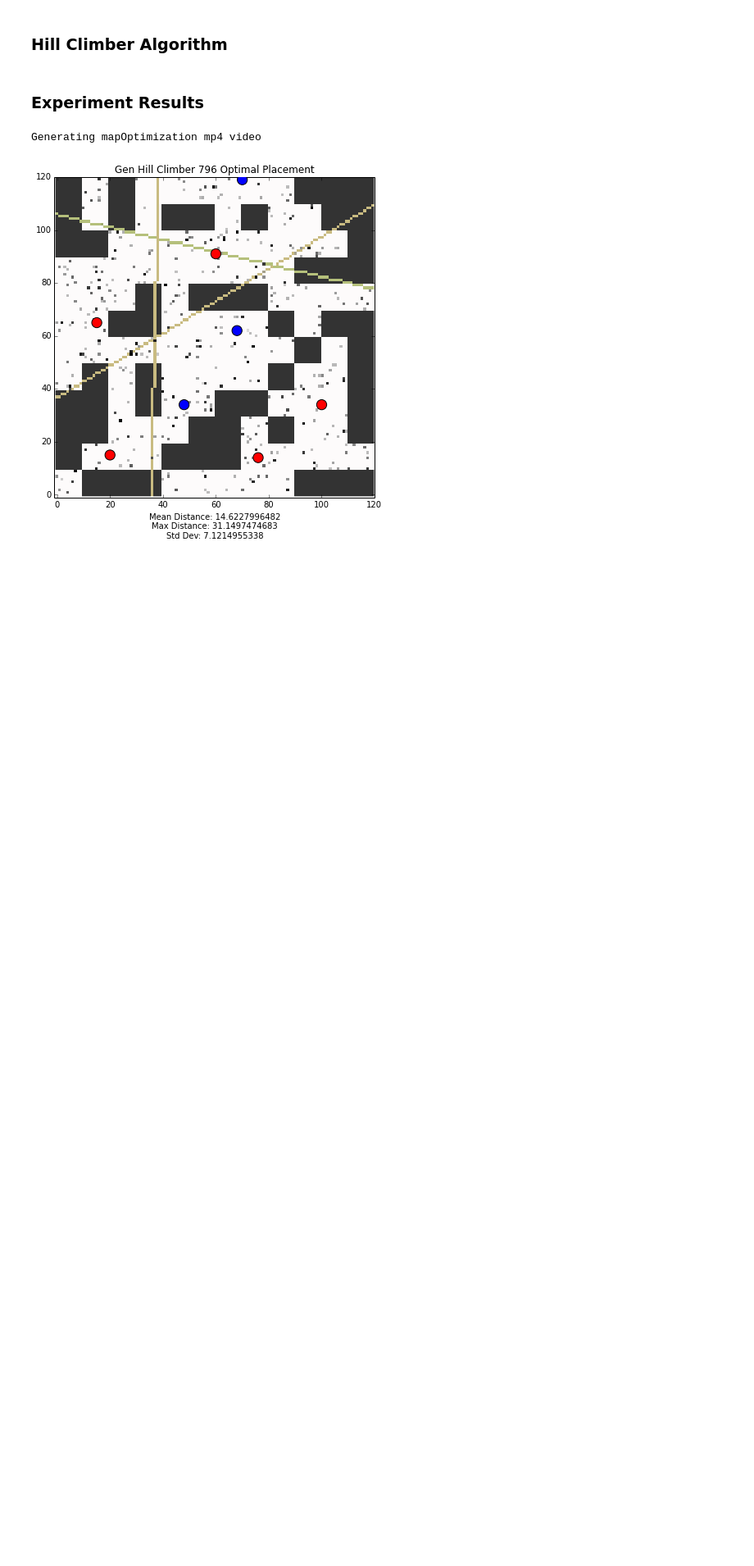
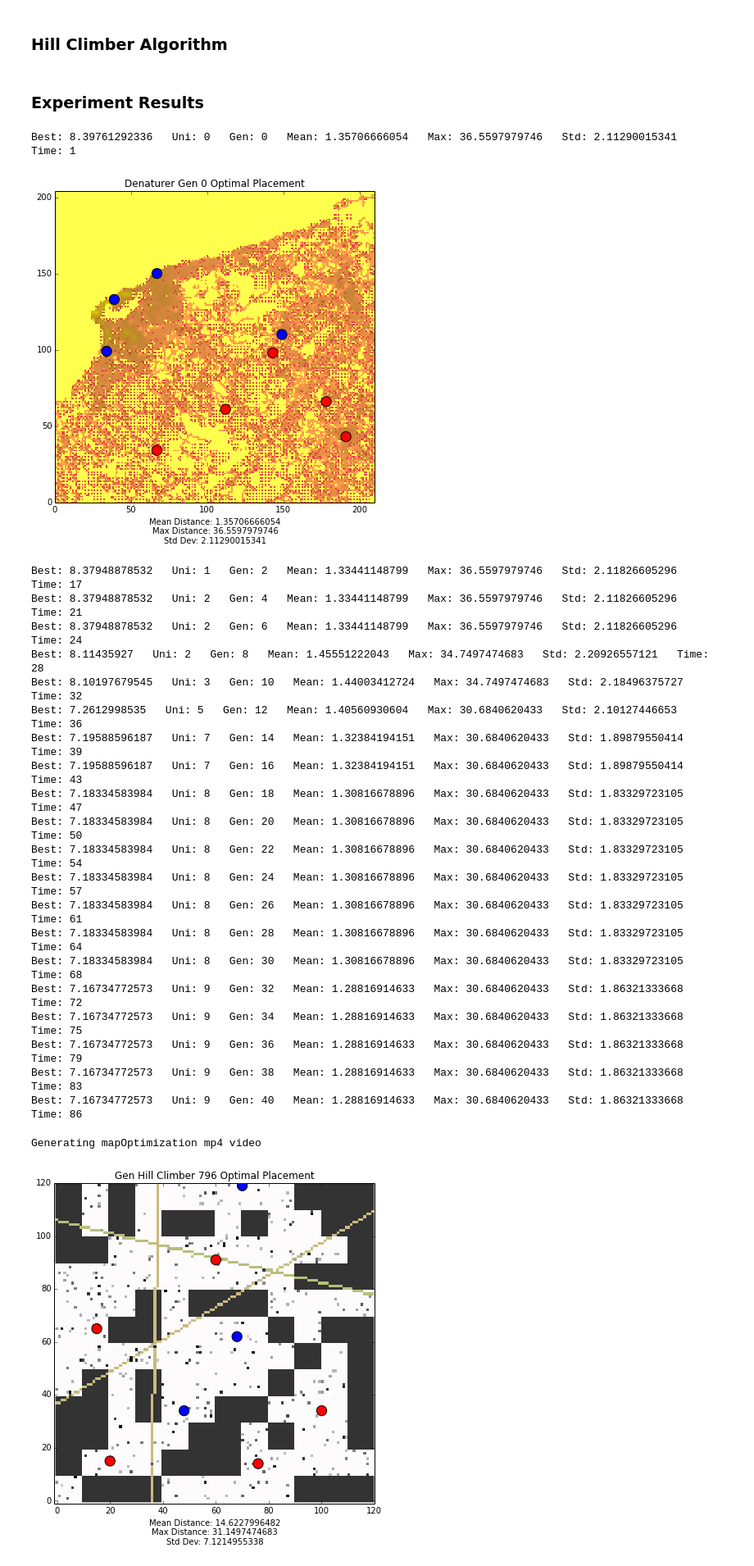
Before and after one commit to jschlitt84/mapOptimizer, a Jupyter notebook: DistanceOptimizer.ipynb, the cells around one changed output. Shown at 82% size. Saved outputs shown, nothing was run; the diff lists cells and outputs as text; code cells hidden in the pictures; blank space fills up the shorter version.

```diff
--- a/DistanceOptimizer.ipynb
+++ b/DistanceOptimizer.ipynb
@@ -609,3 +593,45 @@ def getStats(pLocs,rLocs,cfg):
+# %%
+def getStats(pLocs,rLocs,cfg):
+    """Return distance stats"""
+    if cfg['threads'] != 1:
+        mgr = Manager(); cfgP = mgr.dict(cfg)
+        out_q = Queue()
+
+        block = int(ceil(len(cfg['extras']['occupied'])/float(cfg['threads'])))
+        processes = []; distances = []
+
+        for i in range(cfg['threads']):
+            p = Process(target = statsProc, args = (pLocs,rLocs,cfgP,i,cfg['extras']['occupied'][block*i:block*(i+1)],out_q))
+            processes.append(p)
+            p.start()
+            merged = {}
+        for i in range(cfg['threads']):
+            merged.update(out_q.get())
+        for p in processes:
+            p.join()
+        for i in range(cfg['threads']):
+            distances += merged[i]
+        cfg = dict(cfgP.items())
+
+    else:
+        if cfg['distMethod'] != 'reverse':
+            distances = [getClosest(pt,rLocs,cfg) for pt in cfg['extras']['occupied']]
+        else:
+            distances,weights = reverseLookup(cfg,rLocs,pLocs)
+
+    if cfg['population'] == 'discrete':
+        return {'max':max(distances),
+                'min':min(distances),
+                'mean':mean(distances),
+                'std':std(distances)}
+    else:
+        if cfg['distMethod'] != 'reverse':
+            weights = [pLocs[pt[0]][pt[1]] for pt in cfg['extras']['occupied']]
+        mean = average(distances, weights=weights)
+        return {'max':max(distances),
+                'min':min(distances),
+                'mean':mean,
+                'std':pow(average((distances-mean)**2, weights=weights),0.5)}
 # %% [markdown]
 ### Plot Generation
 # %%
@@ -796,15 +820,38 @@ def climb(pLocs,rLocs,size,meanTilt,cfg,
 # %%
 #Denature until stable solution is maintained for 30000 generations
 stagnantLimit = 2000
 best = 10000000
-showEvery = 50
+showEvery = 2
 cfg['threads'] = 1
 
 rLocs,tracker,best,bestStats = denature(pLocs,rLocs,size,meanTilt,cfg,
                               stopLimit = stagnantLimit,
                               timeLimit = 'null',
                               showEvery = showEvery,
                               best = best)
+# %% [output]
+Best: 8.39761292336   Uni: 0   Gen: 0   Mean: 1.35706666054   Max: 36.5597979746   Std: 2.11290015341   Time: 1
+[figure, added]
+Best: 8.37948878532   Uni: 1   Gen: 2   Mean: 1.33441148799   Max: 36.5597979746   Std: 2.11826605296   Time: 17
+Best: 8.37948878532   Uni: 2   Gen: 4   Mean: 1.33441148799   Max: 36.5597979746   Std: 2.11826605296   Time: 21
+Best: 8.37948878532   Uni: 2   Gen: 6   Mean: 1.33441148799   Max: 36.5597979746   Std: 2.11826605296   Time: 24
+Best: 8.11435927   Uni: 2   Gen: 8   Mean: 1.45551222043   Max: 34.7497474683   Std: 2.20926557121   Time: 28
+Best: 8.10197679545   Uni: 3   Gen: 10   Mean: 1.44003412724   Max: 34.7497474683   Std: 2.18496375727   Time: 32
+Best: 7.2612998535   Uni: 5   Gen: 12   Mean: 1.40560930604   Max: 30.6840620433   Std: 2.10127446653   Time: 36
+Best: 7.19588596187   Uni: 7   Gen: 14   Mean: 1.32384194151   Max: 30.6840620433   Std: 1.89879550414   Time: 39
+Best: 7.19588596187   Uni: 7   Gen: 16   Mean: 1.32384194151   Max: 30.6840620433   Std: 1.89879550414   Time: 43
+Best: 7.18334583984   Uni: 8   Gen: 18   Mean: 1.30816678896   Max: 30.6840620433   Std: 1.83329723105   Time: 47
+Best: 7.18334583984   Uni: 8   Gen: 20   Mean: 1.30816678896   Max: 30.6840620433   Std: 1.83329723105   Time: 50
+Best: 7.18334583984   Uni: 8   Gen: 22   Mean: 1.30816678896   Max: 30.6840620433   Std: 1.83329723105   Time: 54
+Best: 7.18334583984   Uni: 8   Gen: 24   Mean: 1.30816678896   Max: 30.6840620433   Std: 1.83329723105   Time: 57
+Best: 7.18334583984   Uni: 8   Gen: 26   Mean: 1.30816678896   Max: 30.6840620433   Std: 1.83329723105   Time: 61
+Best: 7.18334583984   Uni: 8   Gen: 28   Mean: 1.30816678896   Max: 30.6840620433   Std: 1.83329723105   Time: 64
+Best: 7.18334583984   Uni: 8   Gen: 30   Mean: 1.30816678896   Max: 30.6840620433   Std: 1.83329723105   Time: 68
+Best: 7.16734772573   Uni: 9   Gen: 32   Mean: 1.28816914633   Max: 30.6840620433   Std: 1.86321333668   Time: 72
+Best: 7.16734772573   Uni: 9   Gen: 34   Mean: 1.28816914633   Max: 30.6840620433   Std: 1.86321333668   Time: 75
+Best: 7.16734772573   Uni: 9   Gen: 36   Mean: 1.28816914633   Max: 30.6840620433   Std: 1.86321333668   Time: 79
+Best: 7.16734772573   Uni: 9   Gen: 38   Mean: 1.28816914633   Max: 30.6840620433   Std: 1.86321333668   Time: 83
+Best: 7.16734772573   Uni: 9   Gen: 40   Mean: 1.28816914633   Max: 30.6840620433   Std: 1.86321333668   Time: 86
 # %%
 #Hill climb until stable solution is maintained for 3000 generations
 cfg['threads'] = 1
```
Also changed, not shown: parts of 12 cells of this notebook, 28 other files.
